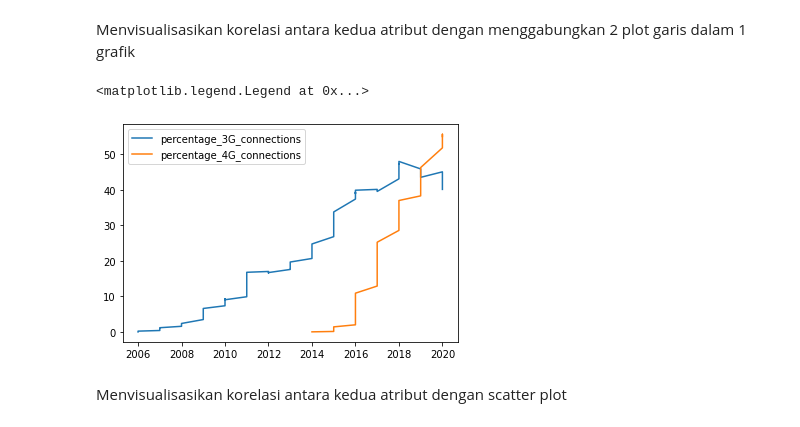
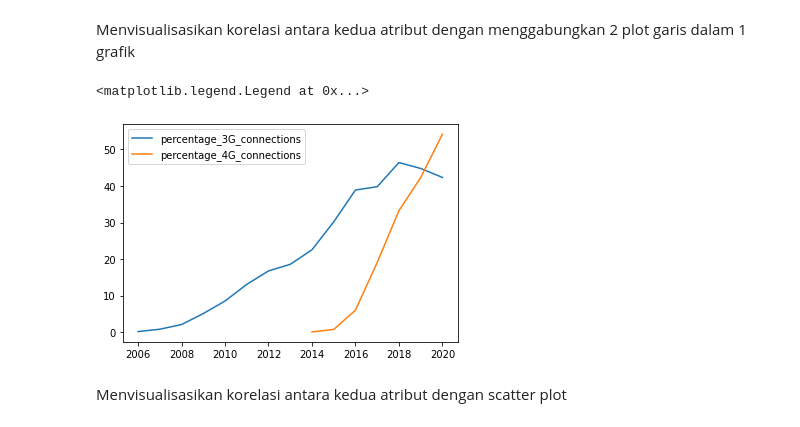
Before and after one commit to fairofif/-S2-TubesPengantarKomputasi, a Jupyter notebook: analisis_data_telkomsel.ipynb, the cells around one changed output. Drawn from its saved outputs; the diff is of its cells as text; code cells hidden in the pictures.

```diff
--- a/analisis_data_telkomsel.ipynb
+++ b/analisis_data_telkomsel.ipynb
@@ -1156,12 +1155,12 @@ data["percentage_3G_connections"].corr(data["percentage_4G_connections"])
 # %% [markdown]
 Menvisualisasikan korelasi antara kedua atribut dengan menggabungkan 2 plot garis dalam 1 grafik
 # %%
-plt.plot(data["year"], data["percentage_3G_connections"], label="percentage_3G_connections")
-plt.plot(data["year"], data["percentage_4G_connections"], label="percentage_4G_connections")
+plt.plot(yeardata["year"], yeardata["percentage_3G_connections"], label="percentage_3G_connections")
+plt.plot(yeardata["year"], yeardata["percentage_4G_connections"], label="percentage_4G_connections")
 plt.legend(loc="best")
 # %% [output]
 <matplotlib.legend.Legend at 0x...>
-[figure, old version]
+[figure, new version]
 # %% [markdown]
 Menvisualisasikan korelasi antara kedua atribut dengan scatter plot
 # %%
```
Also changed, not shown: parts of 16 cells of this notebook.
